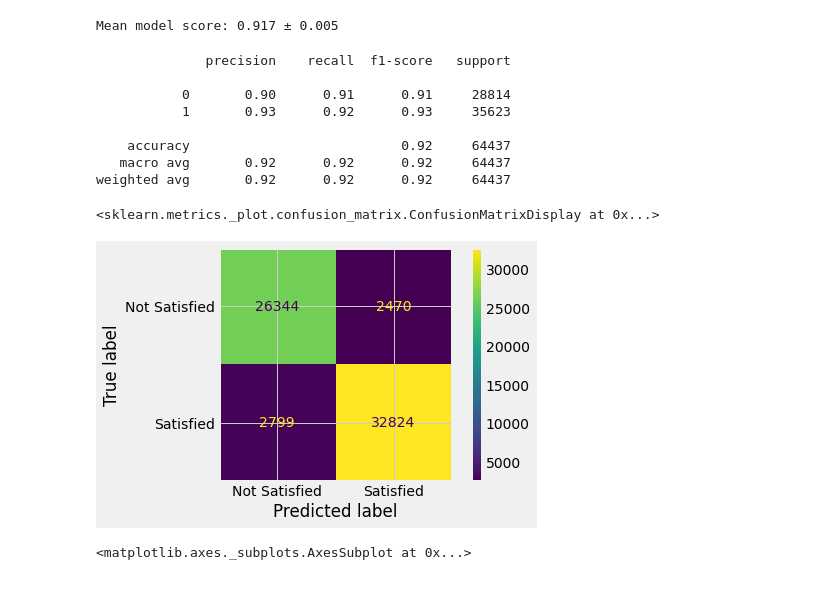
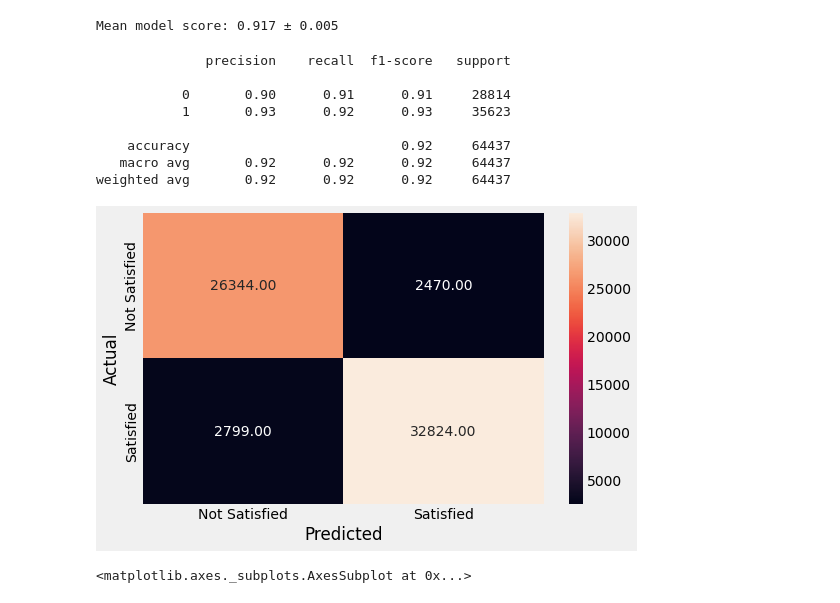
Before and after one commit to amrirasyidi/mit_idss_hackaton, a Jupyter notebook: data_exploration.ipynb, the cells around one changed output. Cells and saved outputs as stored; diff of their text form; code cells hidden in the pictures.

```diff
--- a/data_exploration.ipynb
+++ b/data_exploration.ipynb
@@ -1470,26 +1470,27 @@ print(f'Mean model score: {xgb_score.mean():.3f} ± {xgb_score.std():.3f}')
 # %% [output]
 Mean model score: 0.917 ± 0.005
 # %%
-print(metrics.classification_report(expected_y_train, predicted_y_train))
+metrics_score(expected_y_train, predicted_y_train)
 
-metrics.plot_confusion_matrix(
-    model_com,
-    X_train_com,
-    y_train_com,
-    values_format = 'd',
-    display_labels = ['Not Satisfied','Satisfied']
-)
+# print(metrics.classification_report(expected_y_train, predicted_y_train))
+
+# metrics.plot_confusion_matrix(
+#     model_com,
+#     X_train_com,
+#     y_train_com,
+#     values_format = 'd',
+#     display_labels = ['Not Satisfied','Satisfied']
+# )
 # %% [output]
               precision    recall  f1-score   support
 
            0       0.90      0.91      0.91     28814
            1       0.93      0.92      0.93     35623
 
     accuracy                           0.92     64437
    macro avg       0.92      0.92      0.92     64437
 weighted avg       0.92      0.92      0.92     64437
-<sklearn.metrics._plot.confusion_matrix.ConfusionMatrixDisplay at 0x...>
-[figure, old version]
+[figure, new version]
 # %%
 xgb.plot_importance(model_com)
 # %% [output]
```
Also changed, not shown: parts of 10 cells of this notebook.
